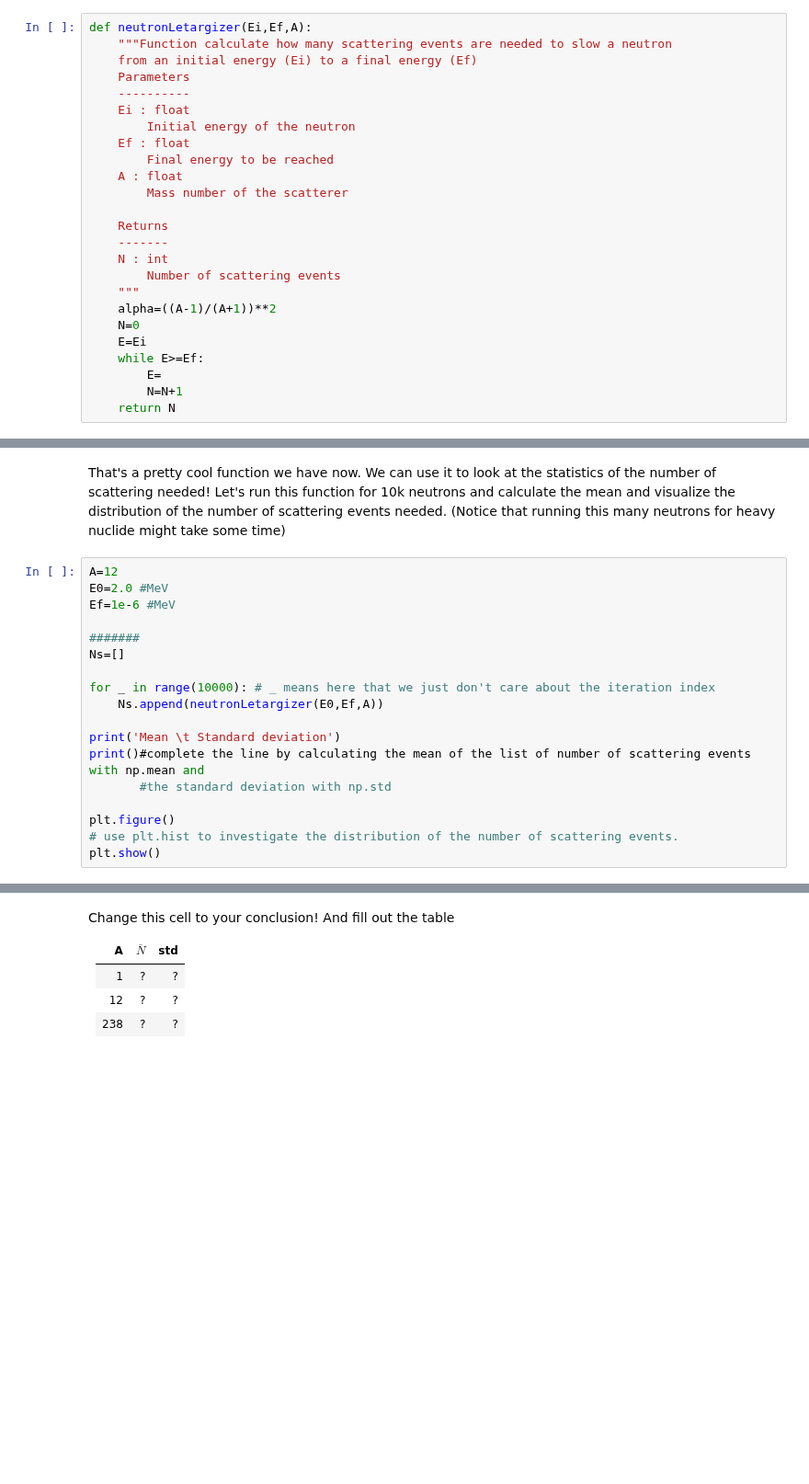
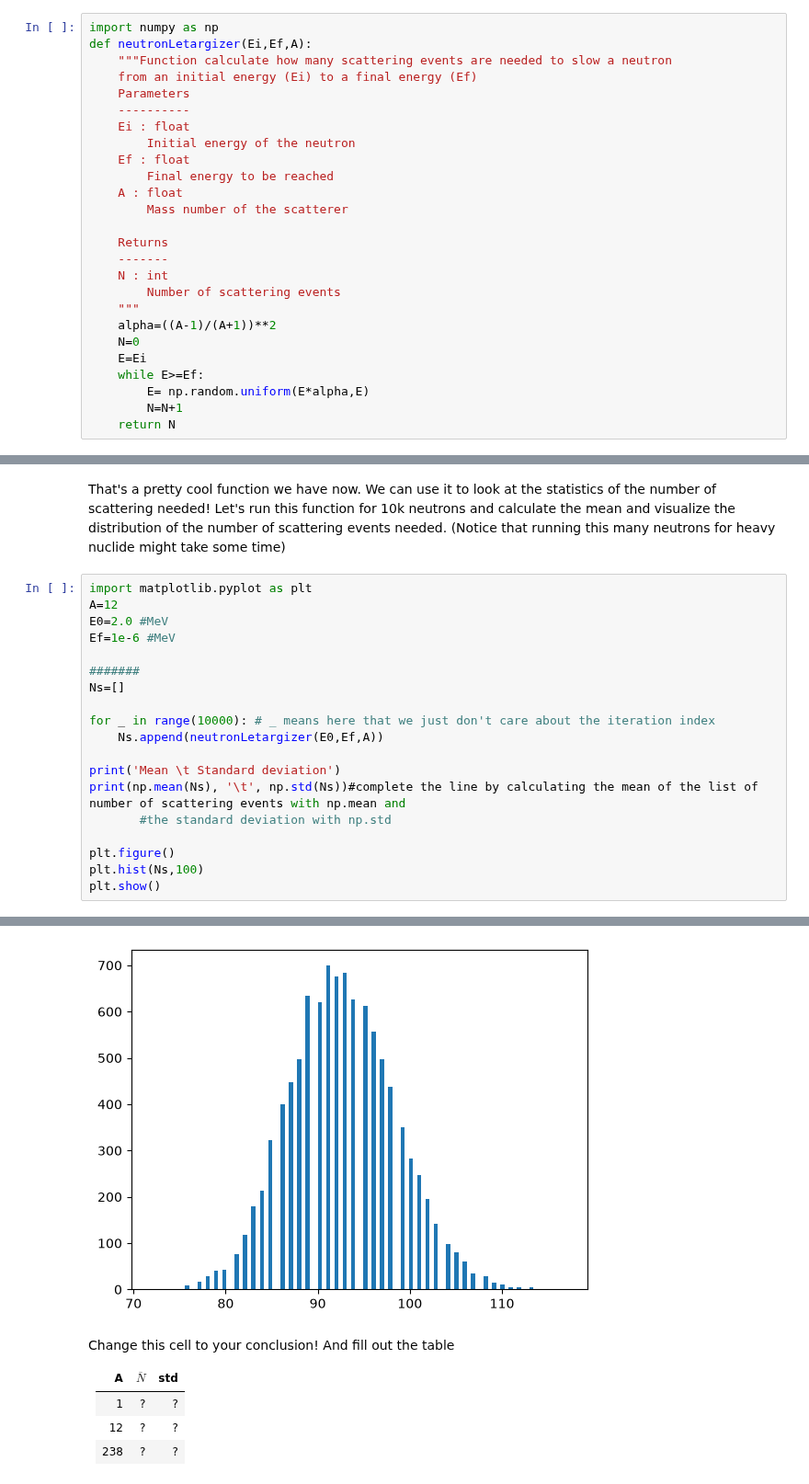
Before and after one commit to Ben0-0/IAEA_Reactor-Physics, a Jupyter notebook: Datalabs/Datalab04/4-Scattering_MCintro.ipynb, the cells around one changed output, grey strips where cells are left out. Shown at 92% size. Drawn from its saved outputs; the diff is of its cells as text; blank space fills up the shorter version.

```diff
--- a/Datalabs/Datalab04/4-Scattering_MCintro.ipynb
+++ b/Datalabs/Datalab04/4-Scattering_MCintro.ipynb
@@ -214,6 +214,7 @@ Let's slow down a neutron! From the previous exercises we could conclude that in
 
 Investigate some target nuclide. Which nuclides are effective in slowing neutrons? Note down some values.
 # %%
+import numpy as np
 def neutronLetargizer(Ei,Ef,A):
     """Function calculate how many scattering events are needed to slow a neutron
     from an initial energy (Ei) to a final energy (Ef)
@@ -235,7 +236,7 @@ def neutronLetargizer(Ei,Ef,A):
     N=0
     E=Ei
     while E>=Ef:
-        E=
+        E= np.random.uniform(E*alpha,E)
         N=N+1
     return N
 # %% [markdown]
@@ -248,6 +251,7 @@ print(neutronLetargizer(Ei,Ef,A))
 # %% [markdown]
 That's a pretty cool function we have now. We can use it to look at the statistics of the number of scattering needed! Let's run this function for 10k neutrons and calculate the mean and visualize the distribution of the number of scattering events needed. (Notice that running this many neutrons for heavy nuclide might take some time)
 # %%
+import matplotlib.pyplot as plt
 A=12
 E0=2.0 #MeV
 Ef=1e-6 #MeV
@@ -259,9 +263,10 @@ for _ in range(10000): # _ means here that we just don't care about the iteratio
     Ns.append(neutronLetargizer(E0,Ef,A))
 
 print('Mean \t Standard deviation')
-print()#complete the line by calculating the mean of the list of number of scattering events with np.mean and
+print(np.mean(Ns), '\t', np.std(Ns))#complete the line by calculating the mean of the list of number of scattering events with np.mean and
        #the standard deviation with np.std
 
 plt.figure()
-# use plt.hist to investigate the distribution of the number of scattering events.
+plt.hist(Ns,100)
 plt.show()
+# %% [output]
@@ -268,3 +275,4 @@ plt.show()
+[figure, added]
 # %% [markdown]
 Change this cell to your conclusion! And fill out the table
 
```
Also changed, not shown: parts of 2 cells of this notebook.
